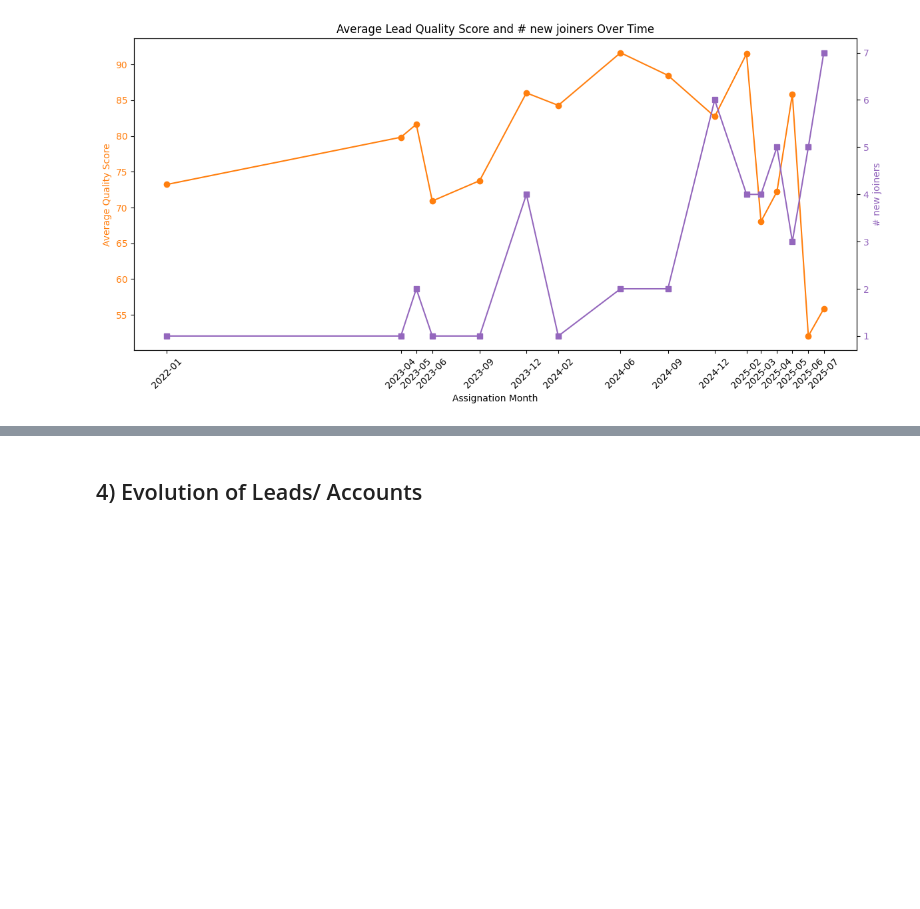
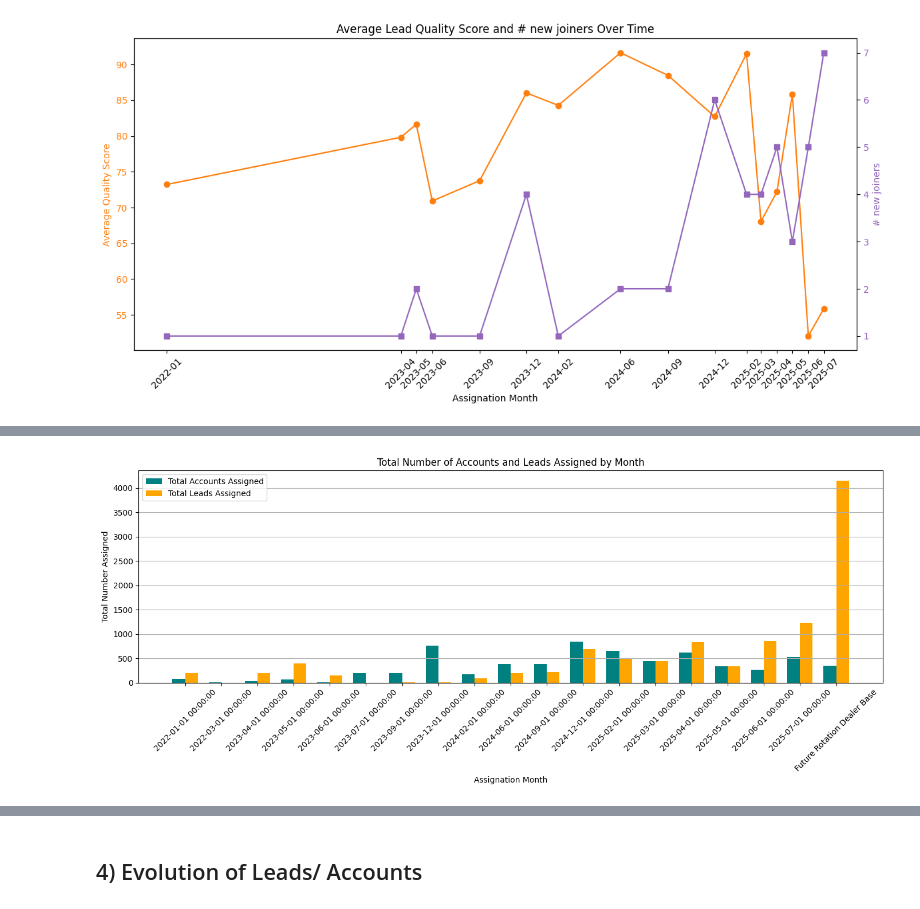
Before and after one commit to Aakame/HoudaB.github.io, a Jupyter notebook: Accounts_Quality_Assessment.ipynb, the cells around one changed output, grey strips where cells are left out. Cells and saved outputs as stored; diff of their text form; code cells hidden in the pictures; blank space fills up the shorter version.

```diff
--- a/Accounts_Quality_Assessment.ipynb
+++ b/Accounts_Quality_Assessment.ipynb
@@ -513,6 +689,6 @@ Number of portfolios possible: 7
 # %%
 portfolios = []
-accounts_shuffled = accounts.sample(frac=1, random_state=42).reset_index(drop=True)
+accounts_shuffled = current_accounts.sample(frac=1, random_state=42).reset_index(drop=True)
 leads_shuffled = leads.sample(frac=1, random_state=42).reset_index(drop=True)
 
 for i in range(num_portfolios):
@@ -720,0 +897,25 @@ accounts = df_clean[df_clean['lead_or_account'] == 'account'].copy()
+# %%
+labels = monthly_avg_with_future['assignation_month'].astype(str)
+accounts_totals = monthly_avg_with_future['accounts_assigned']
+leads_totals = monthly_avg_with_future['leads_assigned']
+
+x = np.arange(len(labels))  # the label locations
+width = 0.35  # the width of the bars
+
+fig, ax = plt.subplots(figsize=(14,6))
+rects1 = ax.bar(x - width/2, accounts_totals, width, label='Total Accounts Assigned', color='teal')
+rects2 = ax.bar(x + width/2, leads_totals, width, label='Total Leads Assigned', color='orange')
+
+# Add labels, title, and custom x-axis tick labels
+ax.set_xlabel('Assignation Month')
+ax.set_ylabel('Total Number Assigned')
+ax.set_title('Total Number of Accounts and Leads Assigned by Month')
+ax.set_xticks(x)
+ax.set_xticklabels(labels, rotation=45)
+ax.legend()
+ax.grid(axis='y')
+
+fig.tight_layout()
+plt.show()
+# %% [output]
+[figure, added]
```
Also changed, not shown: parts of 51 cells of this notebook.
